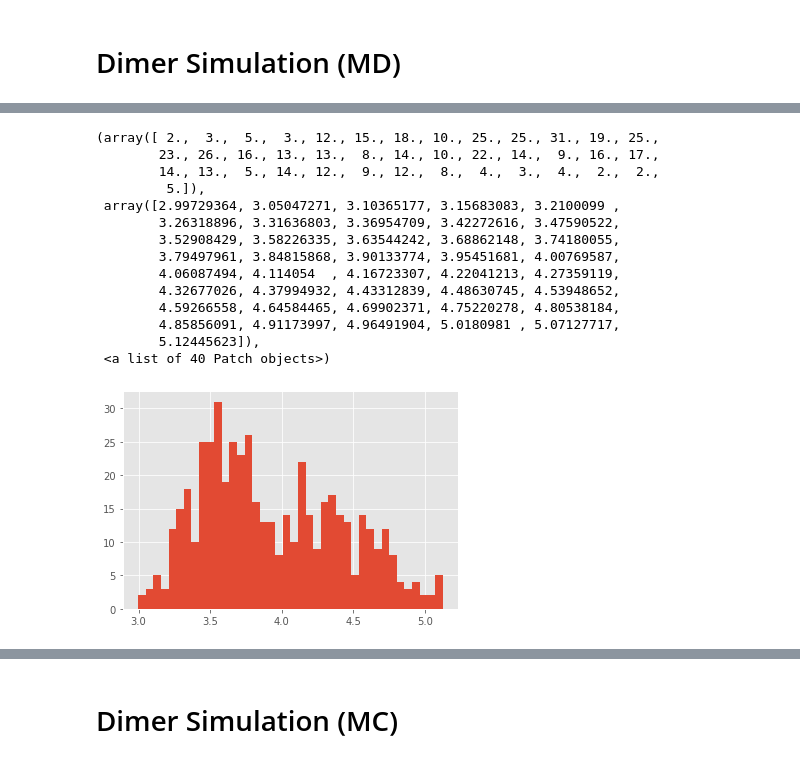
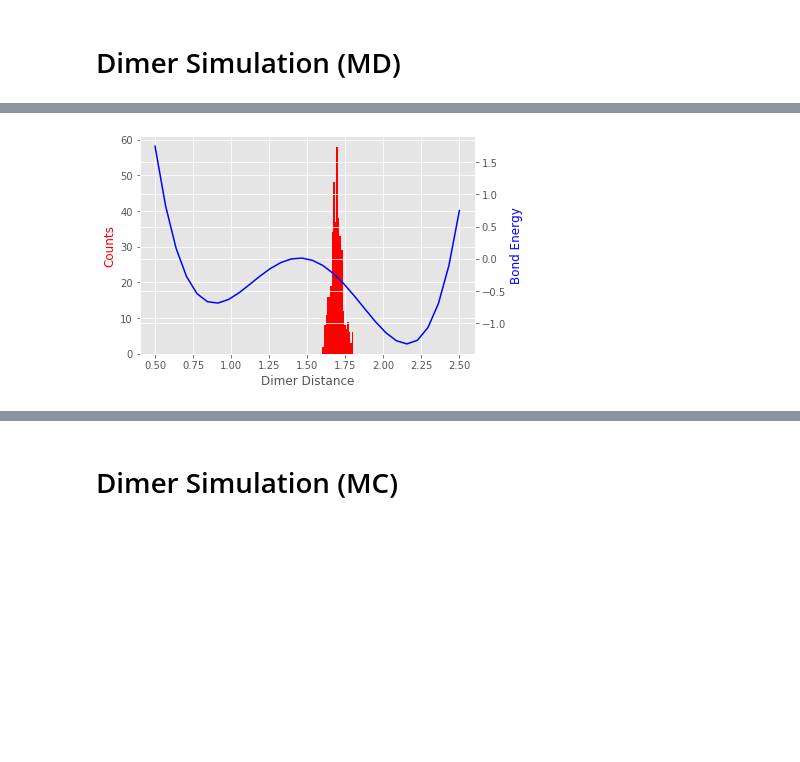
Before and after one commit to gandhiy/boltzmann-generator, a Jupyter notebook: notebooks/Simulation-Facades.ipynb, the cells around one changed output, grey strips where cells are left out. Saved outputs shown, nothing was run; the diff lists cells and outputs as text; code cells hidden in the pictures; blank space fills up the shorter version.

Commit message:
added potential to facade notebook, moved bonded atoms to first indices

```diff
--- a/notebooks/Simulation-Facades.ipynb
+++ b/notebooks/Simulation-Facades.ipynb
@@ -56,18 +64,16 @@ visuals.make_2D_traj_bond(a, dimer_sim.system.box, [[14, 15]])
-# %%
-plt.hist(np.array(dimer_sim.dist_logger.d), bins = 40)
-# %% [output]
-(array([ 2.,  3.,  5.,  3., 12., 15., 18., 10., 25., 25., 31., 19., 25.,
-        23., 26., 16., 13., 13.,  8., 14., 10., 22., 14.,  9., 16., 17.,
-        14., 13.,  5., 14., 12.,  9., 12.,  8.,  4.,  3.,  4.,  2.,  2.,
-         5.]),
- array([2.99729364, 3.05047271, 3.10365177, 3.15683083, 3.2100099 ,
-        3.26318896, 3.31636803, 3.36954709, 3.42272616, 3.47590522,
-        3.52908429, 3.58226335, 3.63544242, 3.68862148, 3.74180055,
-        3.79497961, 3.84815868, 3.90133774, 3.95451681, 4.00769587,
-        4.06087494, 4.114054  , 4.16723307, 4.22041213, 4.27359119,
-        4.32677026, 4.37994932, 4.43312839, 4.48630745, 4.53948652,
-        4.59266558, 4.64584465, 4.69902371, 4.75220278, 4.80538184,
-        4.85856091, 4.91173997, 4.96491904, 5.0180981 , 5.07127717,
-        5.12445623]),
- <a list of 40 Patch objects>)
-[figure, removed]
+# %%
+fig, ax1 = plt.subplots()
+ax2 = ax1.twinx()
+ax1.set_xlabel("Dimer Distance")
+ax1.set_ylabel("Counts", color = "red")
+ax1.hist(np.array(dimer_sim_md.dist_logger.d[-400:]), bins = 20, color = "red")
+ax1.tick_params(axis = 'y')
+
+x = np.linspace(0.5, 2.5, 30)
+y = np.array([dimer_sim_md.system.bonds[0].potential(x)]).reshape(-1)
+
+ax2.plot(x,y, color = "blue")
+ax2.set_ylabel("Bond Energy", color="blue")
+ax2.tick_params(axis='y')
+# %% [output]
+[figure, added]
```
Also changed, not shown: parts of 17 cells of this notebook, 4 other files.
